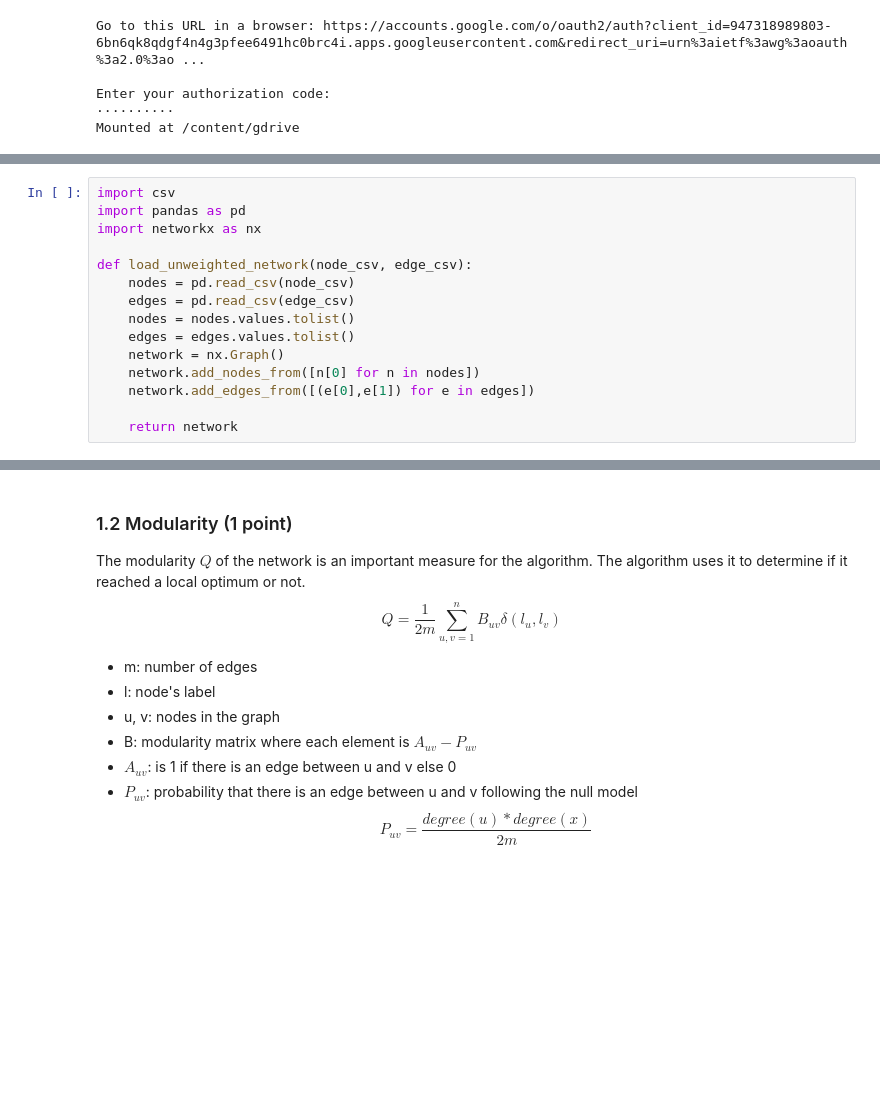
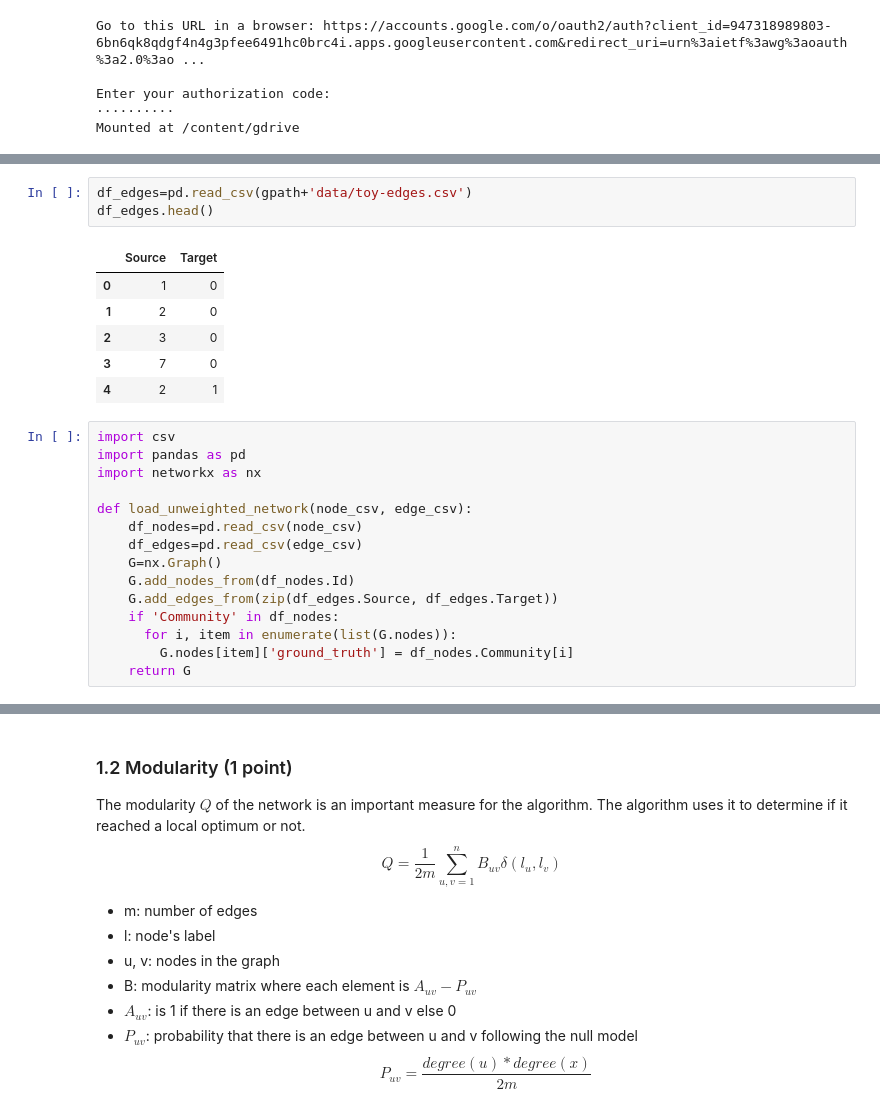
Before and after one commit to OumaymaMessoussi/INF8111, a Jupyter notebook: TP3/TP3_KacemKhaled_OumaymaMessoussi_SemahAissaoui.ipynb, the cells around one changed output, grey strips where cells are left out. Saved outputs shown, nothing was run; the diff lists cells and outputs as text; blank space fills up the shorter version.

```diff
--- a/TP3/TP3_KacemKhaled_OumaymaMessoussi_SemahAissaoui.ipynb
+++ b/TP3/TP3_KacemKhaled_OumaymaMessoussi_SemahAissaoui.ipynb
@@ -159,18 +243,28 @@ Use the function `test_load` to verify your implementation of the function. This
+# %%
+df_edges=pd.read_csv(gpath+'data/toy-edges.csv')
+df_edges.head()
+# %% [output]
+|  | Source | Target |
+| 0 | 1 | 0 |
+| 1 | 2 | 0 |
+| 2 | 3 | 0 |
+| 3 | 7 | 0 |
+| 4 | 2 | 1 |
 # %%
 import csv
 import pandas as pd
 import networkx as nx
 
 def load_unweighted_network(node_csv, edge_csv):
-    nodes = pd.read_csv(node_csv)
-    edges = pd.read_csv(edge_csv)
-    nodes = nodes.values.tolist()
-    edges = edges.values.tolist()
-    network = nx.Graph()
-    network.add_nodes_from([n[0] for n in nodes])
-    network.add_edges_from([(e[0],e[1]) for e in edges])
-
-    return network
+    df_nodes=pd.read_csv(node_csv)
+    df_edges=pd.read_csv(edge_csv)
+    G=nx.Graph()
+    G.add_nodes_from(df_nodes.Id)
+    G.add_edges_from(zip(df_edges.Source, df_edges.Target))
+    if 'Community' in df_nodes:
+      for i, item in enumerate(list(G.nodes)):
+        G.nodes[item]['ground_truth'] = df_nodes.Community[i]
+    return G
 # %%
 import matplotlib.pyplot as plt
 def test_load():
```
Also changed, not shown: parts of 14 cells of this notebook.
